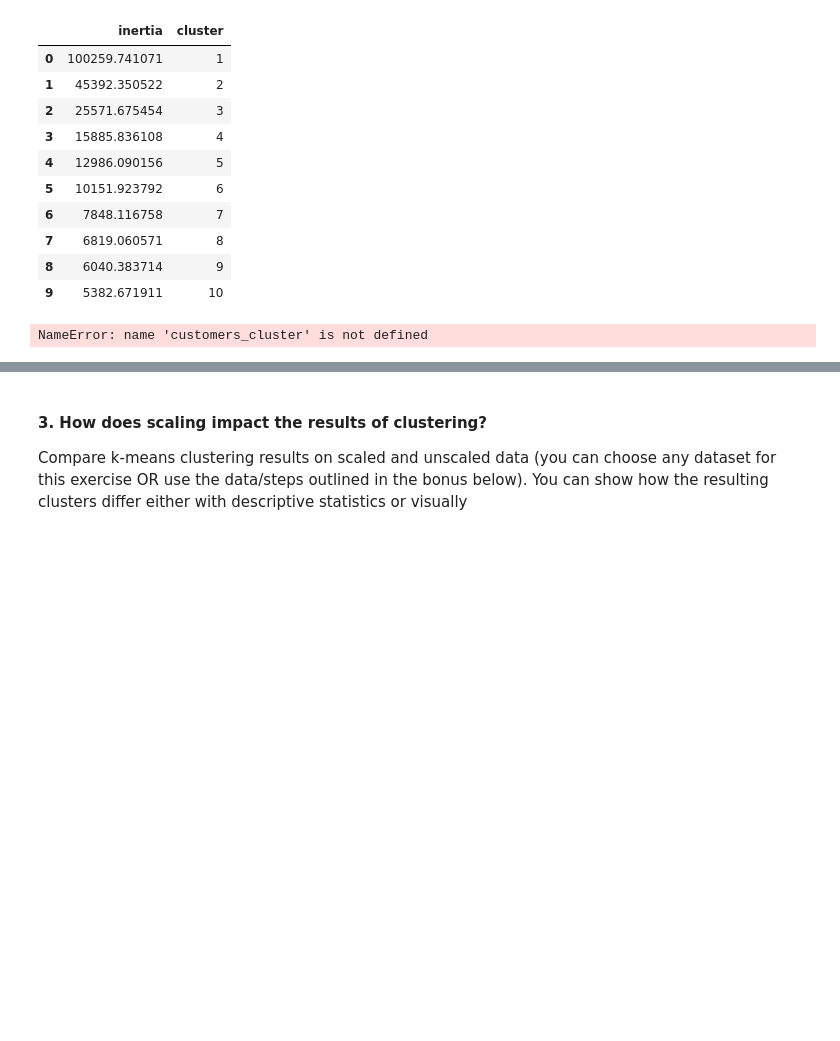
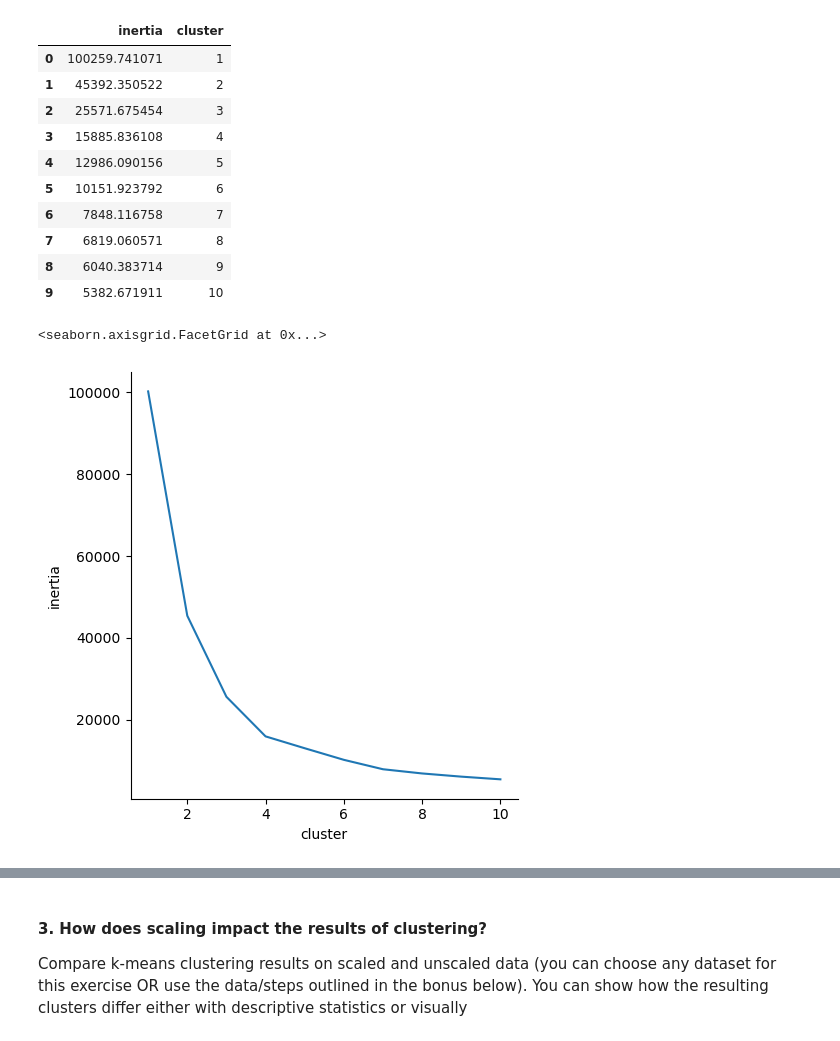
Before and after one commit to devgurung141/clustering-exercises, a Jupyter notebook: modeling.ipynb, the cells around one changed output, grey strips where cells are left out. Drawn from its saved outputs; the diff is of its cells as text; code cells hidden in the pictures; blank space fills up the shorter version.

Commit message:
fix error

```diff
--- a/modeling.ipynb
+++ b/modeling.ipynb
@@ -207,9 +207,10 @@ customers_inertia
 | 8 | 6040.383714 | 9 |
 | 9 | 5382.671911 | 10 |
 # %%
-sns.relplot(data=customers_cluster, x='cluster', y='inertia', kind='line')
+sns.relplot(data=customers_inertia, x='cluster', y='inertia', kind='line')
 # %% [output]
-NameError: name 'customers_cluster' is not defined
+<seaborn.axisgrid.FacetGrid at 0x...>
+[figure, added]
 # %%
 # create new columns with clusters
 customers_X['cluster']= make_cluster(customers_X, n=4, seed = 42)
```
Also changed, not shown: parts of 5 cells of this notebook.
